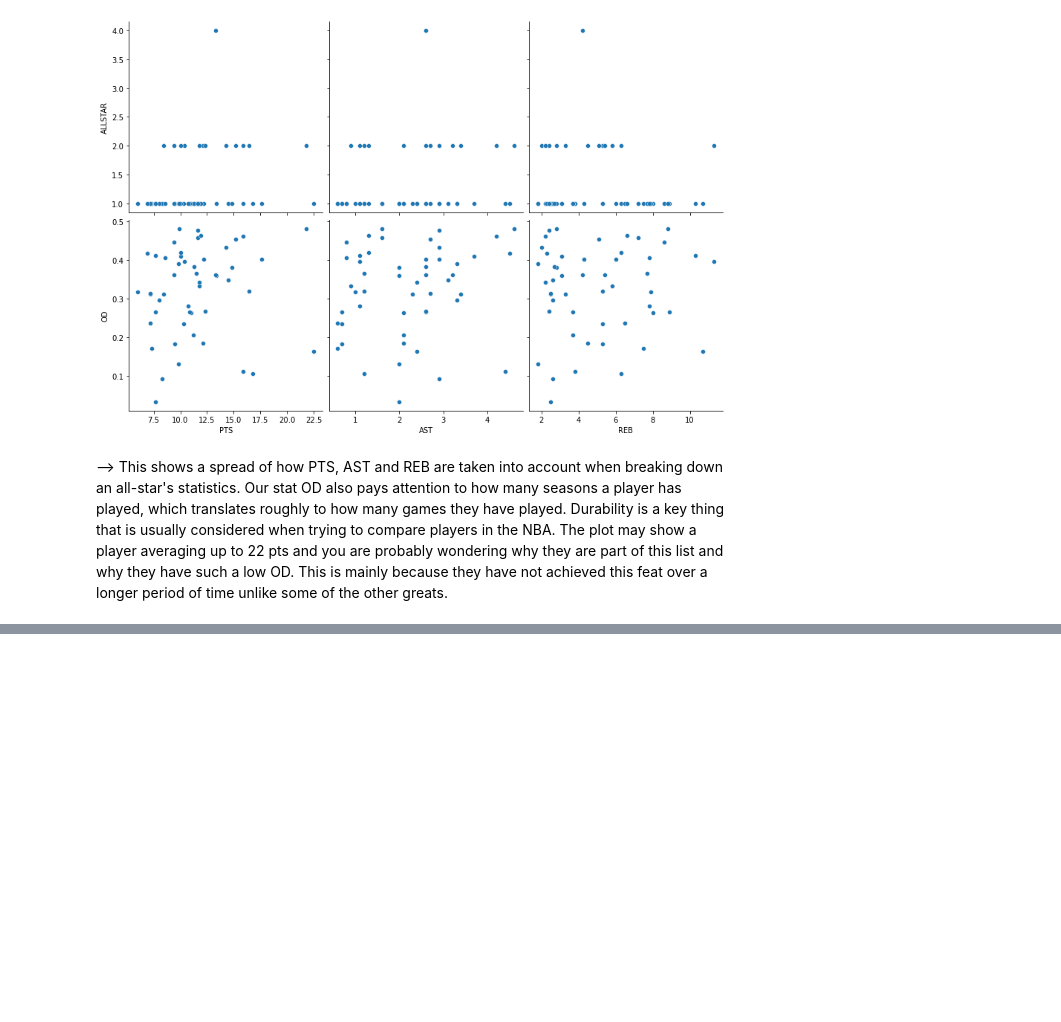
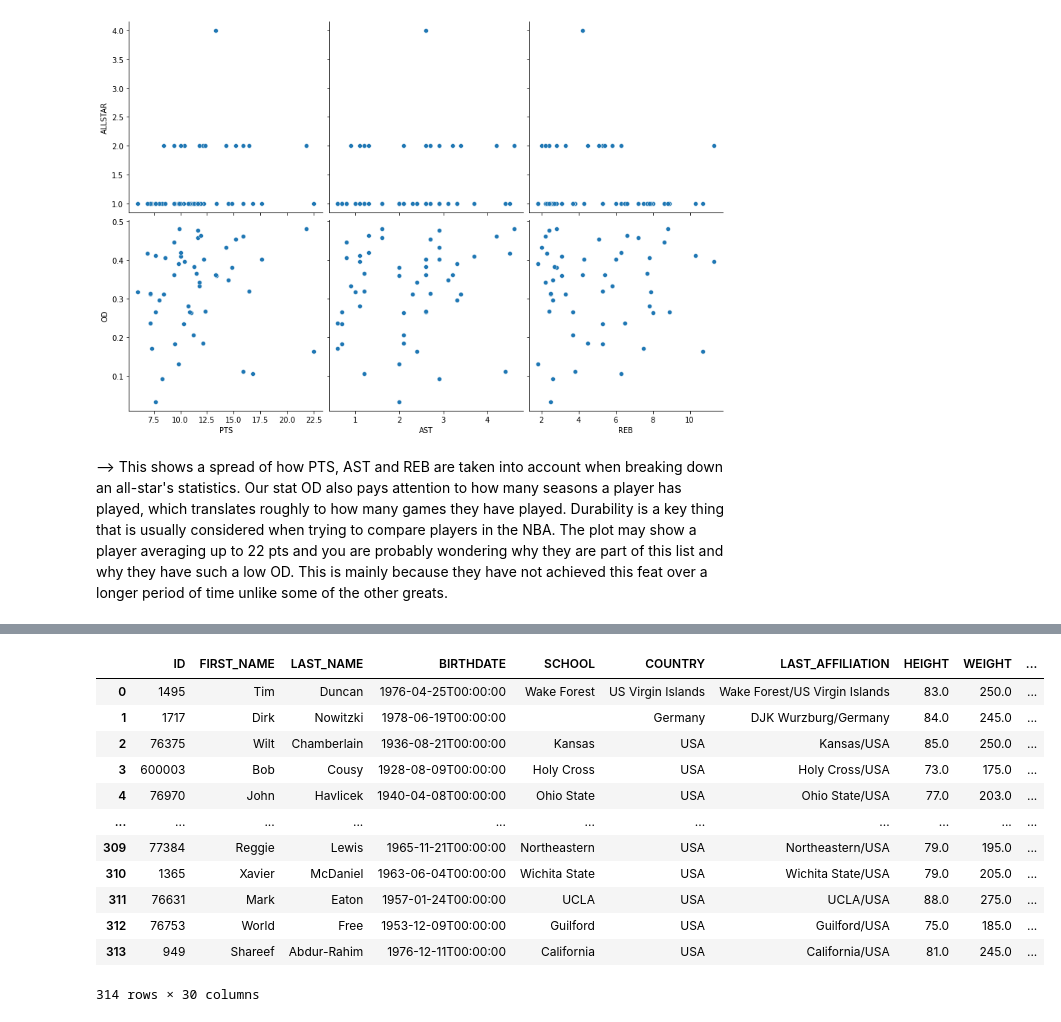
Before and after one commit to data301-2021-winter1/project-group-46-project-1, a Jupyter notebook: notebooks/analysis2.ipynb, the cells around one changed output, grey strips where cells are left out. Saved outputs shown, nothing was run; the diff lists cells and outputs as text; code cells hidden in the pictures; blank space fills up the shorter version.

```diff
--- a/notebooks/analysis2.ipynb
+++ b/notebooks/analysis2.ipynb
@@ -742,0 +813,16 @@ sns.pairplot(display, x_vars= {"PTS", "AST", "REB"}, y_vars = {"OD", "ALLSTAR"},
+# %%
+temp1.merge(player)
+# %% [output]
+|  | ID | FIRST_NAME | LAST_NAME | BIRTHDATE | SCHOOL | COUNTRY | LAST_AFFILIATION | HEIGHT | WEIGHT | ... |
+| 0 | 1495 | Tim | Duncan | 1976-04-25T00:00:00 | Wake Forest | US Virgin Islands | Wake Forest/US Virgin Islands | 83.0 | 250.0 | ... |
+| 1 | 1717 | Dirk | Nowitzki | 1978-06-19T00:00:00 |  | Germany | DJK Wurzburg/Germany | 84.0 | 245.0 | ... |
+| 2 | 76375 | Wilt | Chamberlain | 1936-08-21T00:00:00 | Kansas | USA | Kansas/USA | 85.0 | 250.0 | ... |
+| 3 | 600003 | Bob | Cousy | 1928-08-09T00:00:00 | Holy Cross | USA | Holy Cross/USA | 73.0 | 175.0 | ... |
+| 4 | 76970 | John | Havlicek | 1940-04-08T00:00:00 | Ohio State | USA | Ohio State/USA | 77.0 | 203.0 | ... |
+| ... | ... | ... | ... | ... | ... | ... | ... | ... | ... | ... |
+| 309 | 77384 | Reggie | Lewis | 1965-11-21T00:00:00 | Northeastern | USA | Northeastern/USA | 79.0 | 195.0 | ... |
+| 310 | 1365 | Xavier | McDaniel | 1963-06-04T00:00:00 | Wichita State | USA | Wichita State/USA | 79.0 | 205.0 | ... |
+| 311 | 76631 | Mark | Eaton | 1957-01-24T00:00:00 | UCLA | USA | UCLA/USA | 88.0 | 275.0 | ... |
+| 312 | 76753 | World | Free | 1953-12-09T00:00:00 | Guilford | USA | Guilford/USA | 75.0 | 185.0 | ... |
+| 313 | 949 | Shareef | Abdur-Rahim | 1976-12-11T00:00:00 | California | USA | California/USA | 81.0 | 245.0 | ... |
+314 rows × 30 columns
```
Also changed, not shown: parts of 7 cells of this notebook, 4 other files.
